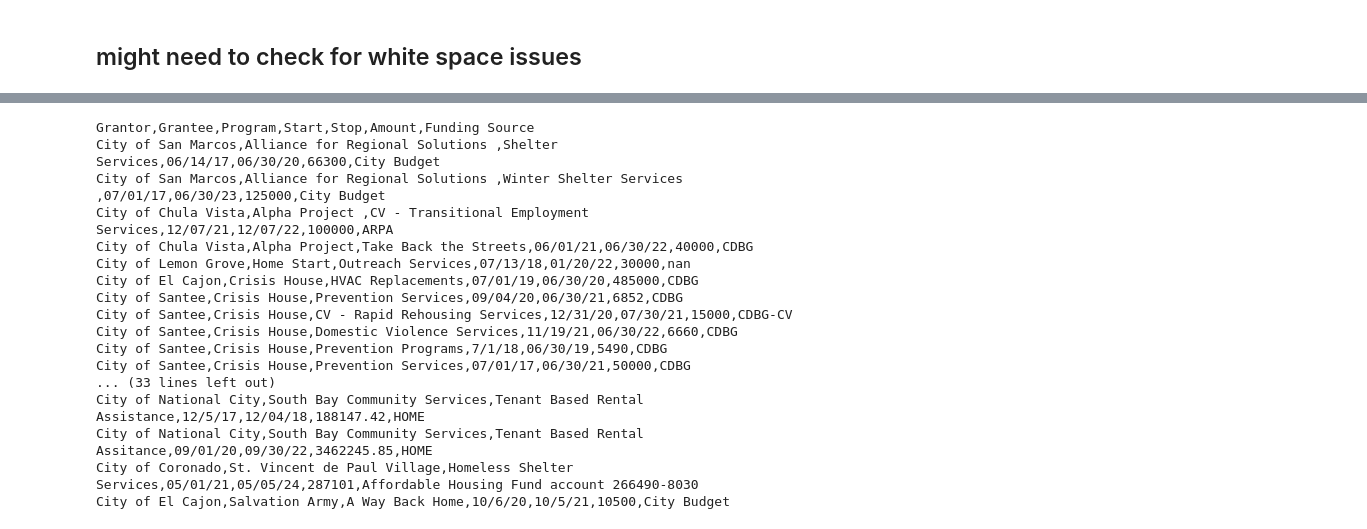
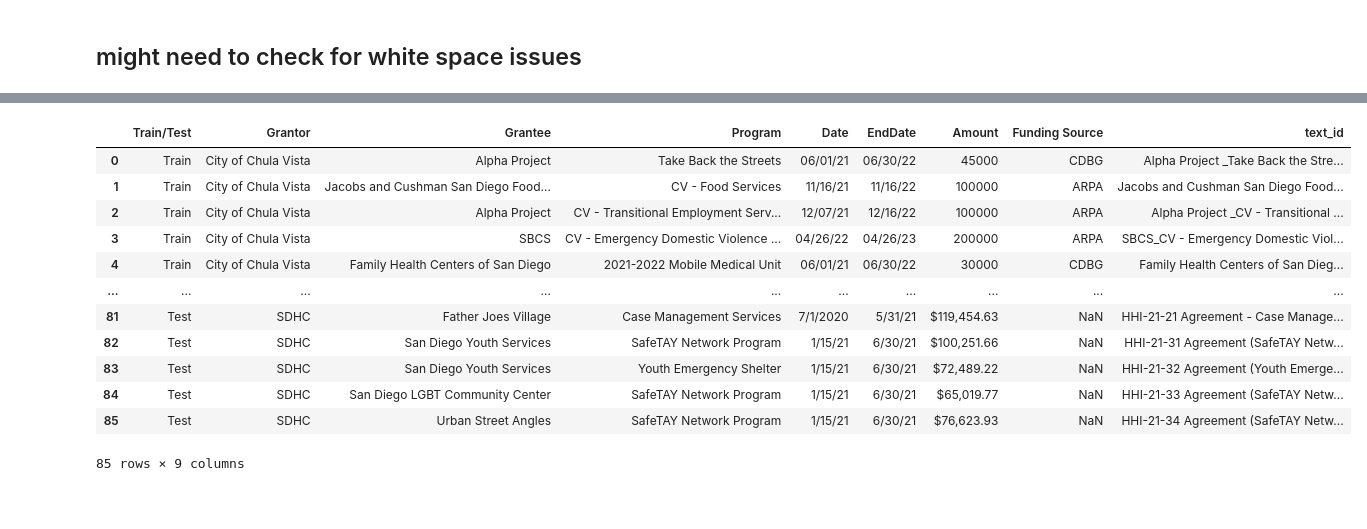
Before and after one commit to dbyers15/SDCTA-homelessness, a Jupyter notebook: homelessnessDataProject/finetuning_script.ipynb, the cells around one changed output, grey strips where cells are left out. Drawn from its saved outputs; the diff is of its cells as text; code cells hidden in the pictures; blank space fills up the shorter version.

```diff
--- a/homelessnessDataProject/finetuning_script.ipynb
+++ b/homelessnessDataProject/finetuning_script.ipynb
@@ -434,21 +530,21 @@ csvfile
 # %%
-with open('data.csv', 'r', encoding='latin-1') as file:
-    print(file.read())
+# with open('data.csv', 'r', encoding='latin-1') as file:
+#    print(file.read())
-# %% [output]
-Grantor,Grantee,Program,Start,Stop,Amount,Funding Source
-City of San Marcos,Alliance for Regional Solutions ,Shelter Services,06/14/17,06/30/20,66300,City Budget
-City of San Marcos,Alliance for Regional Solutions ,Winter Shelter Services ,07/01/17,06/30/23,125000,City Budget
-City of Chula Vista,Alpha Project ,CV - Transitional Employment Services,12/07/21,12/07/22,100000,ARPA
-City of Chula Vista,Alpha Project,Take Back the Streets,06/01/21,06/30/22,40000,CDBG
-City of Lemon Grove,Home Start,Outreach Services,07/13/18,01/20/22,30000,nan
-City of El Cajon,Crisis House,HVAC Replacements,07/01/19,06/30/20,485000,CDBG
-City of Santee,Crisis House,Prevention Services,09/04/20,06/30/21,6852,CDBG
-City of Santee,Crisis House,CV - Rapid Rehousing Services,12/31/20,07/30/21,15000,CDBG-CV
-City of Santee,Crisis House,Domestic Violence Services,11/19/21,06/30/22,6660,CDBG
-City of Santee,Crisis House,Prevention Programs,7/1/18,06/30/19,5490,CDBG
-City of Santee,Crisis House,Prevention Services,07/01/17,06/30/21,50000,CDBG
-... (33 lines left out)
-City of National City,South Bay Community Services,Tenant Based Rental Assistance,12/5/17,12/04/18,188147.42,HOME
-City of National City,South Bay Community Services,Tenant Based Rental Assitance,09/01/20,09/30/22,3462245.85,HOME
-City of Coronado,St. Vincent de Paul Village,Homeless Shelter Services,05/01/21,05/05/24,287101,Affordable Housing Fund account 266490-8030
-City of El Cajon,Salvation Army,A Way Back Home,10/6/20,10/5/21,10500,City Budget
+# %%
+new_ml = ml[~ml.get('text_id').isin(wf)]
+new_ml = new_ml[new_ml.get('Train/Test').isin(['Train','Test'])]
+new_ml
+# %% [output]
+|  | Train/Test | Grantor | Grantee | Program | Date | EndDate | Amount | Funding Source | text_id |
+| 0 | Train | City of Chula Vista | Alpha Project | Take Back the Streets | 06/01/21 | 06/30/22 | 45000 | CDBG | Alpha Project _Take Back the Stre... |
+| 1 | Train | City of Chula Vista | Jacobs and Cushman San Diego Food... | CV - Food Services | 11/16/21 | 11/16/22 | 100000 | ARPA | Jacobs and Cushman San Diego Food... |
+| 2 | Train | City of Chula Vista | Alpha Project | CV - Transitional Employment Serv... | 12/07/21 | 12/16/22 | 100000 | ARPA | Alpha Project _CV - Transitional ... |
+| 3 | Train | City of Chula Vista | SBCS | CV - Emergency Domestic Violence ... | 04/26/22 | 04/26/23 | 200000 | ARPA | SBCS_CV - Emergency Domestic Viol... |
+| 4 | Train | City of Chula Vista | Family Health Centers of San Diego | 2021-2022 Mobile Medical Unit | 06/01/21 | 06/30/22 | 30000 | CDBG | Family Health Centers of San Dieg... |
+| ... | ... | ... | ... | ... | ... | ... | ... | ... | ... |
+| 81 | Test | SDHC | Father Joes Village | Case Management Services | 7/1/2020 | 5/31/21 | $119,454.63 | NaN | HHI-21-21 Agreement - Case Manage... |
+| 82 | Test | SDHC | San Diego Youth Services | SafeTAY Network Program | 1/15/21 | 6/30/21 | $100,251.66 | NaN | HHI-21-31 Agreement (SafeTAY Netw... |
+| 83 | Test | SDHC | San Diego Youth Services | Youth Emergency Shelter | 1/15/21 | 6/30/21 | $72,489.22 | NaN | HHI-21-32 Agreement (Youth Emerge... |
+| 84 | Test | SDHC | San Diego LGBT Community Center | SafeTAY Network Program | 1/15/21 | 6/30/21 | $65,019.77 | NaN | HHI-21-33 Agreement (SafeTAY Netw... |
+| 85 | Test | SDHC | Urban Street Angles | SafeTAY Network Program | 1/15/21 | 6/30/21 | $76,623.93 | NaN | HHI-21-34 Agreement (SafeTAY Netw... |
+85 rows × 9 columns
```
Also changed, not shown: parts of 24 cells of this notebook.
